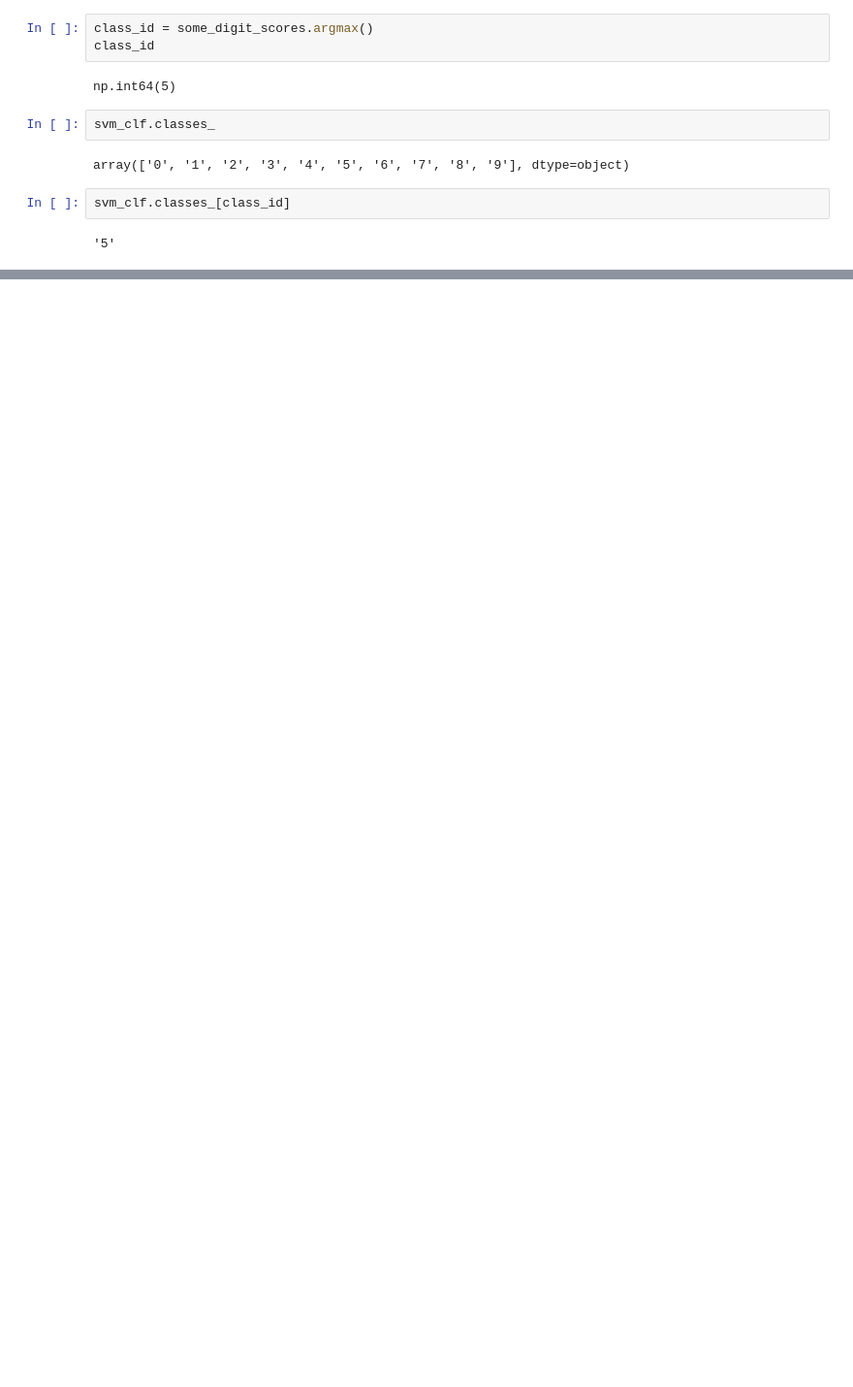
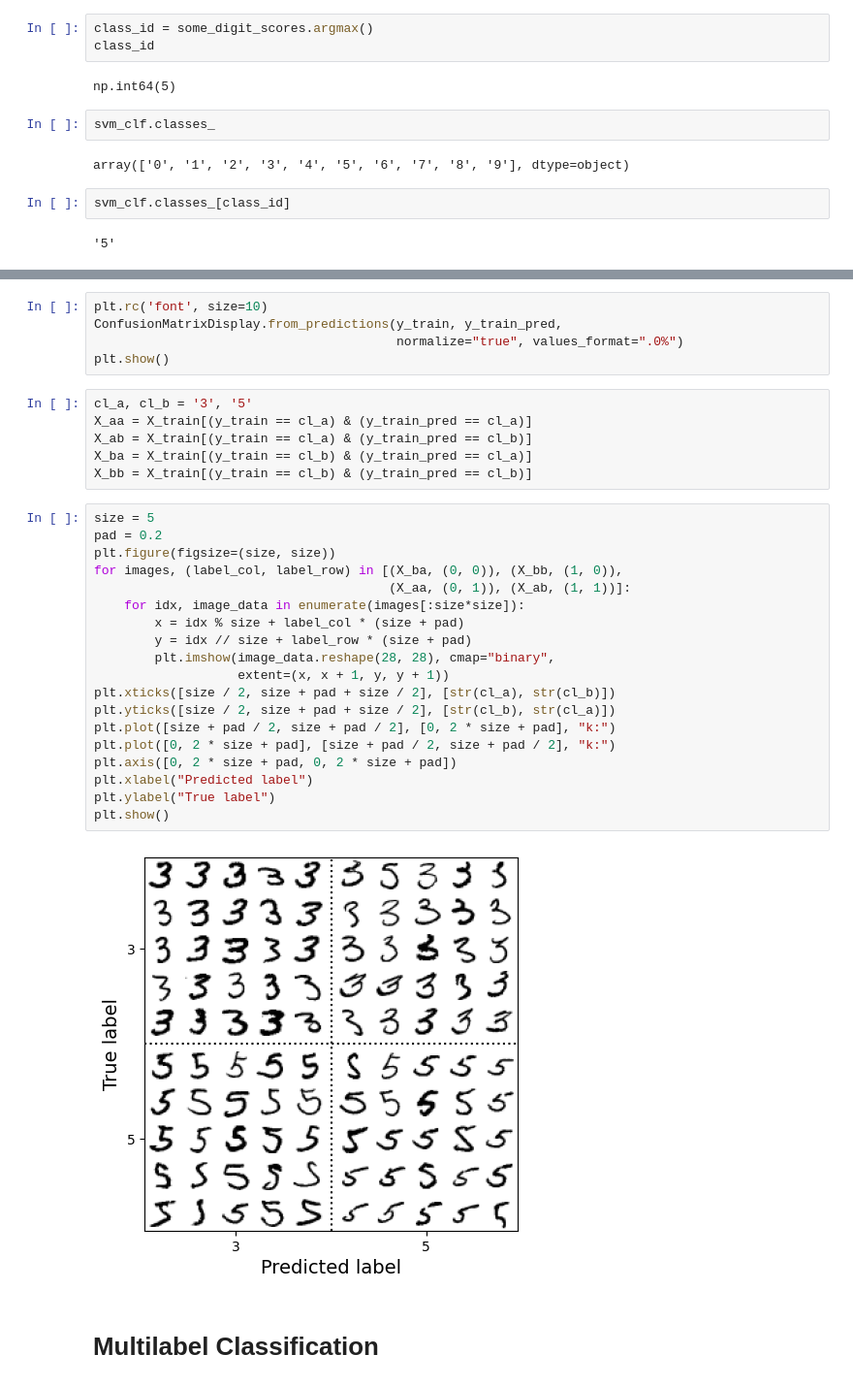
Before and after one commit to paulcarvalho/ML-MNIST-Classification, a Jupyter notebook: mnist_classification.ipynb, the cells around one changed output, grey strips where cells are left out. Shown: that part at 97% size. Saved outputs shown, nothing was run; the diff lists cells and outputs as text; blank space fills up the shorter version.

Commit message:
finish classification chapter

```diff
--- a/mnist_classification.ipynb
+++ b/mnist_classification.ipynb
@@ -409,0 +459,34 @@ svm_clf.classes_[class_id]
+# %%
+plt.rc('font', size=10)
+ConfusionMatrixDisplay.from_predictions(y_train, y_train_pred,
+                                        normalize="true", values_format=".0%")
+plt.show()
+# %%
+cl_a, cl_b = '3', '5'
+X_aa = X_train[(y_train == cl_a) & (y_train_pred == cl_a)]
+X_ab = X_train[(y_train == cl_a) & (y_train_pred == cl_b)]
+X_ba = X_train[(y_train == cl_b) & (y_train_pred == cl_a)]
+X_bb = X_train[(y_train == cl_b) & (y_train_pred == cl_b)]
+# %%
+size = 5
+pad = 0.2
+plt.figure(figsize=(size, size))
+for images, (label_col, label_row) in [(X_ba, (0, 0)), (X_bb, (1, 0)),
+                                       (X_aa, (0, 1)), (X_ab, (1, 1))]:
+    for idx, image_data in enumerate(images[:size*size]):
+        x = idx % size + label_col * (size + pad)
+        y = idx // size + label_row * (size + pad)
+        plt.imshow(image_data.reshape(28, 28), cmap="binary",
+                   extent=(x, x + 1, y, y + 1))
+plt.xticks([size / 2, size + pad + size / 2], [str(cl_a), str(cl_b)])
+plt.yticks([size / 2, size + pad + size / 2], [str(cl_b), str(cl_a)])
+plt.plot([size + pad / 2, size + pad / 2], [0, 2 * size + pad], "k:")
+plt.plot([0, 2 * size + pad], [size + pad / 2, size + pad / 2], "k:")
+plt.axis([0, 2 * size + pad, 0, 2 * size + pad])
+plt.xlabel("Predicted label")
+plt.ylabel("True label")
+plt.show()
+# %% [output]
+[figure, added]
+# %% [markdown]
+# Multilabel Classification
```
Also changed, not shown: parts of 18 cells of this notebook.
